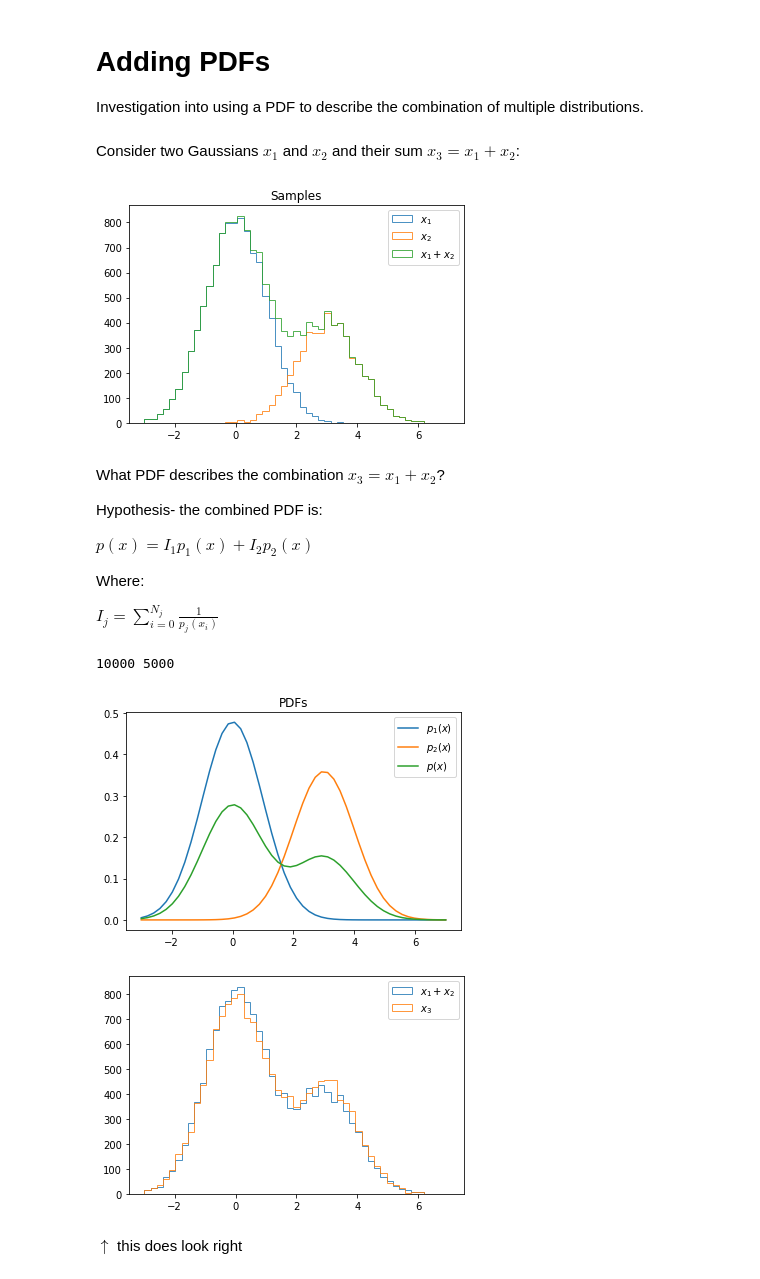
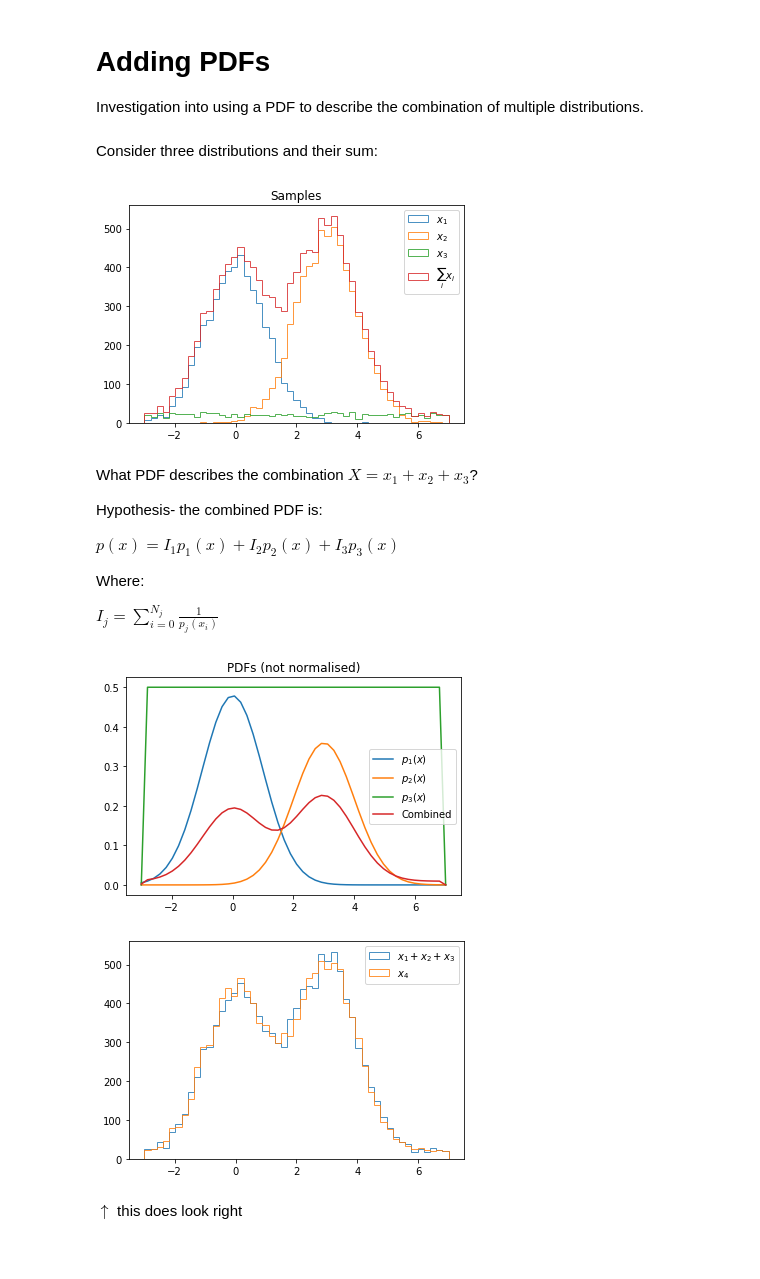
Before and after one commit to richard-lane/addPdfs, a Jupyter notebook: addPdfs.ipynb, the cells around one changed output. Saved outputs shown, nothing was run; the diff lists cells and outputs as text; code cells hidden in the pictures.

Commit message:
plot the PDF combination with 3 distributions

```diff
--- a/addPdfs.ipynb
+++ b/addPdfs.ipynb
@@ -35,35 +35,37 @@ def sample(N, pdf, pdf_domain, pdf_range):
             num_generated += 1
 
     return points
-# %% [markdown]
-Consider two Gaussians $x_1$ and $x_2$ and their sum $x_3 = x_1 + x_2$:
+# %% [markdown]
+Consider three distributions and their sum:
 # %%
-# Define two slightly different Gaussian PDFs
-# These aren't normalised on purpose
-std_normal_pdf = lambda x: 1.2 * norm.pdf(x, loc=0, scale=1)
-shifted_normal_pdf = lambda x: 0.9 * norm.pdf(x, loc=3, scale=1)
+# Define three distributions - these aren't normalised
+fcn1 = lambda x: 1.2 * norm.pdf(x, loc=0, scale=1)
+fcn2 = lambda x: 0.9 * norm.pdf(x, loc=3, scale=1)
+fcn3 = lambda x: 0.5 * int(pdf_domain[0] < x < pdf_domain[1])
 
-# Generate N1 points from one Gaussian and N2 points from the other
-N1, N2 = 10000, 5000
-x1 = sample(N1, std_normal_pdf, pdf_domain, pdf_range)
-x2 = sample(N2, shifted_normal_pdf, pdf_domain, pdf_range)
+# Generate different numbers of points for each distribution
+N1, N2, N3 = 5000, 6000, 1000
+x1 = sample(N1, fcn1)
+x2 = sample(N2, fcn2)
+x3 = sample(N3, fcn3)
 
 # Plot histograms
 kw = {"histtype": "step", "bins": np.linspace(*pdf_domain, 50), "alpha": 0.8}
 plt.hist(x1, **kw, label=r"$x_1$")
 plt.hist(x2, **kw, label=r"$x_2$")
-plt.hist(np.concatenate((x1, x2)), **kw, label=r"$x_1+x_2$")
+plt.hist(x3, **kw, label=r"$x_3$")
+plt.hist(np.concatenate((x1, x2, x3)), **kw, label=r"$\sum_ix_i$")
 plt.title("Samples")
 plt.legend()
 plt.show()
 # %% [output]
-[figure, old version]
+[figure, new version]
 # %% [markdown]
-What PDF describes the combination $x_3 = x_1 + x_2$?
+What PDF describes the combination $X = x_1 + x_2 + x_3$?
 
 Hypothesis- the combined PDF is:
 
-$p(x) = I_1p_1(x) + I_2p_2(x)$
+$p(x) = I_1p_1(x) + I_2p_2(x) + I_3p_3(x)$
 
 Where:
 
@@ -71,47 +73,51 @@ $I_j = \sum_{i=0}^{N_j}\frac{1}{p_j(x_i)}$
 # %%
 I1 = 0
 I2 = 0
+I3 = 0
 
 # Iterate over all of the points
 for p in x1:
-    I1 += 1 / std_normal_pdf(p)
+    I1 += 1 / fcn1(p)
 for p in x2:
-    I2 += 1 / shifted_normal_pdf(p)
+    I2 += 1 / fcn2(p)
+for p in x3:
+    I3 += 1 / fcn3(p)
 
 # Scale the integrals to something more sensible
-sf = I1 + I2
-I1 /= sf
-I2 /= sf
+scale_factor = I1 + I2 + I3
+I1 /= scale_factor
+I2 /= scale_factor
+I3 /= scale_factor
 
-print(len(x1), len(x2))
-
-combined_pdf = lambda x: I1 * std_normal_pdf(x) + I2 * shifted_normal_pdf(x)
+combined_pdf = lambda x: I1 * fcn1(x) + I2 * fcn2(x) + I3 * fcn3(x)
 
 points = np.linspace(*pdf_domain)
-pdf1 = [std_normal_pdf(x) for x in points]
-pdf2 = [shifted_normal_pdf(x) for x in points]
-pdf3 = [combined_pdf(x) for x in points]
+dist1 = [fcn1(x) for x in points]
+dist2 = [fcn2(x) for x in points]
+dist3 = [fcn3(x) for x in points]
 
-plt.plot(points, pdf1, label=r"$p_1(x)$")
-plt.plot(points, pdf2, label=r"$p_2(x)$")
-plt.plot(points, pdf3, label=r"$p(x)$")
-plt.title("PDFs")
+combined_dist = [combined_pdf(x) for x in points]
+
+plt.plot(points, dist1, label=r"$p_1(x)$")
+plt.plot(points, dist2, label=r"$p_2(x)$")
+plt.plot(points, dist3, label=r"$p_3(x)$")
+plt.plot(points, combined_dist, label=r"Combined")
+plt.title("PDFs (not normalised)")
 plt.legend()
 
 plt.show()
 # %% [output]
-10000 5000
-[figure, old version]
+[figure, new version]
 # %%
 # Generate a sample from the combined PDF
-x3 = sample(N1 + N2, combined_pdf, pdf_domain, pdf_range)
+x4 = sample(N1 + N2 + N3, combined_pdf)
 
-plt.hist(np.concatenate((x1, x2)), **kw, label=r"$x_1+x_2$")
-plt.hist(x3, **kw, label=r"$x_3$")
+plt.hist(np.concatenate((x1, x2, x3)), **kw, label=r"$x_1+x_2+x_3$")
+plt.hist(x4, **kw, label=r"$x_4$")
 plt.legend()
 plt.show()
 # %% [output]
-[figure, old version]
+[figure, new version]
 # %% [markdown]
 $\uparrow$ this does look right
 # %%
```
Also changed, not shown: parts of 2 cells of this notebook.
